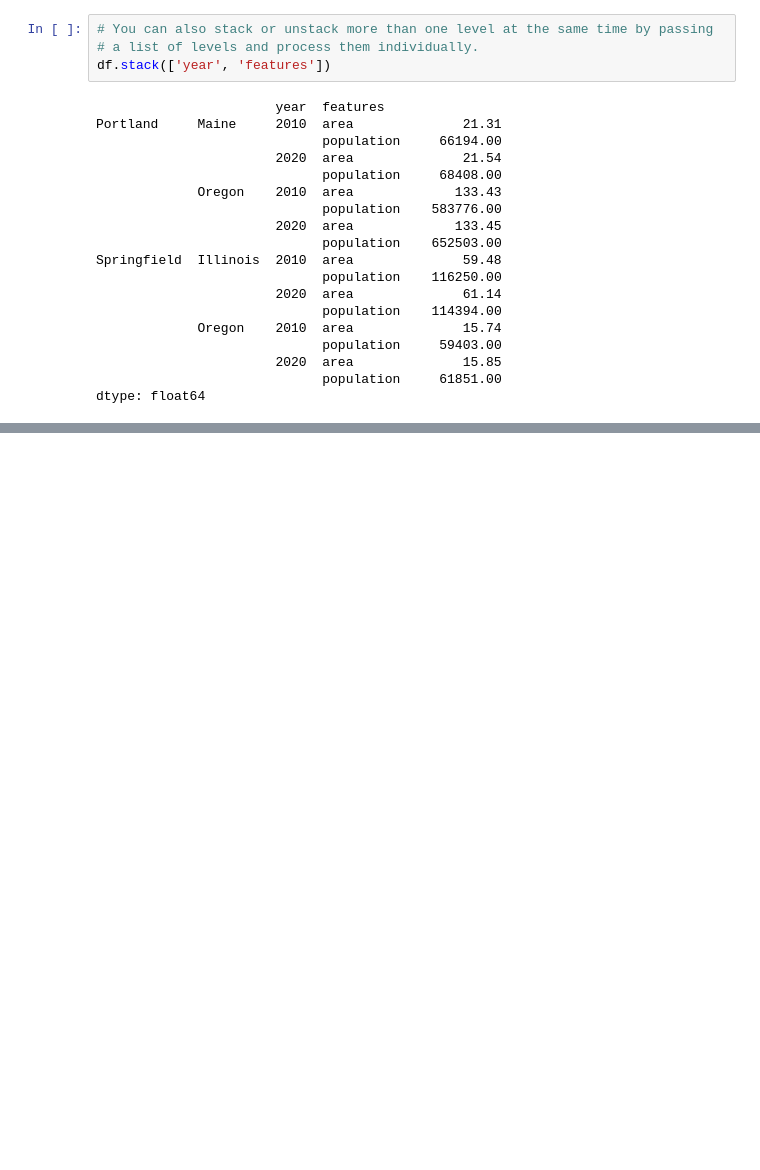
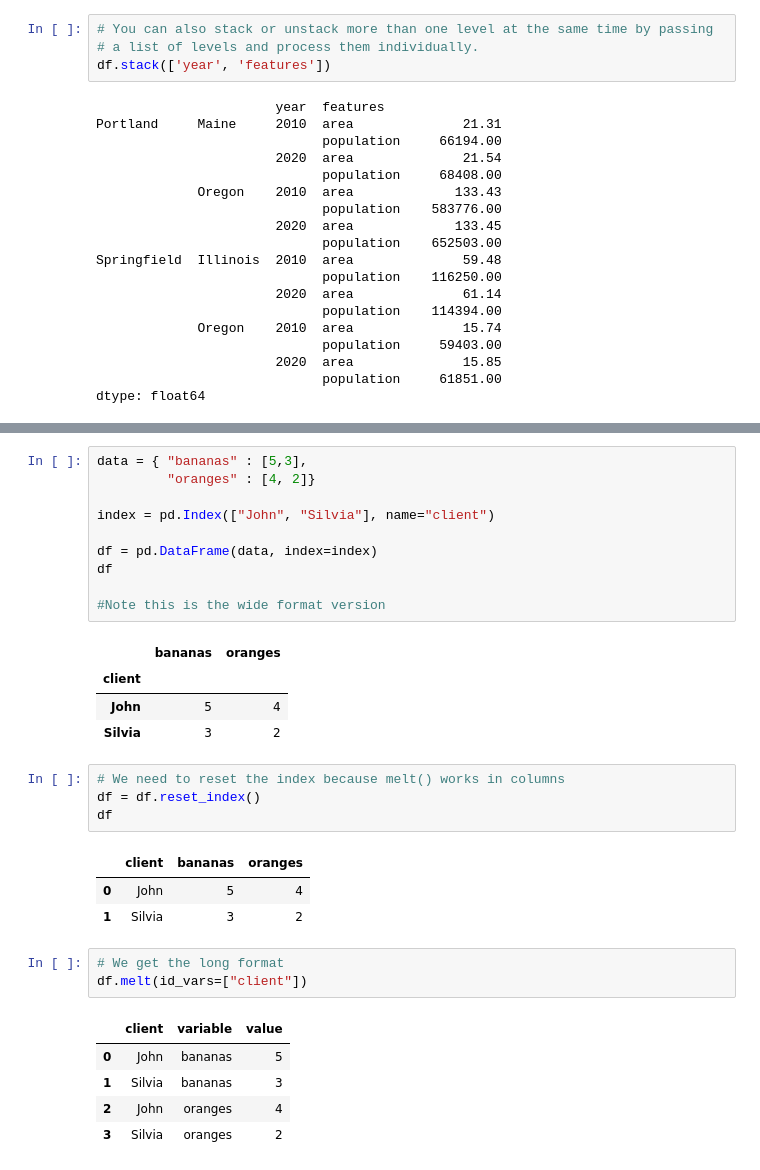
Before and after one commit to ZosoV/pandas_review, a Jupyter notebook: 007_reshaping.ipynb, the cells around one changed output, grey strips where cells are left out. Cells and saved outputs as stored; diff of their text form; blank space fills up the shorter version.

```diff
--- a/006_reshaping.ipynb
+++ b/007_reshaping.ipynb
@@ -262,0 +339,32 @@ used in pivot.
+# %%
+data = { "bananas" : [5,3],
+         "oranges" : [4, 2]}
+
+index = pd.Index(["John", "Silvia"], name="client")
+
+df = pd.DataFrame(data, index=index)
+df
+
+#Note this is the wide format version
+# %% [output]
+|  | bananas | oranges |
+| client |  |  |
+| John | 5 | 4 |
+| Silvia | 3 | 2 |
+# %%
+# We need to reset the index because melt() works in columns
+df = df.reset_index()
+df
+# %% [output]
+|  | client | bananas | oranges |
+| 0 | John | 5 | 4 |
+| 1 | Silvia | 3 | 2 |
+# %%
+# We get the long format
+df.melt(id_vars=["client"])
+# %% [output]
+|  | client | variable | value |
+| 0 | John | bananas | 5 |
+| 1 | Silvia | bananas | 3 |
+| 2 | John | oranges | 4 |
+| 3 | Silvia | oranges | 2 |
```
Also changed, not shown: parts of 11 cells of this notebook, 2 other files.
